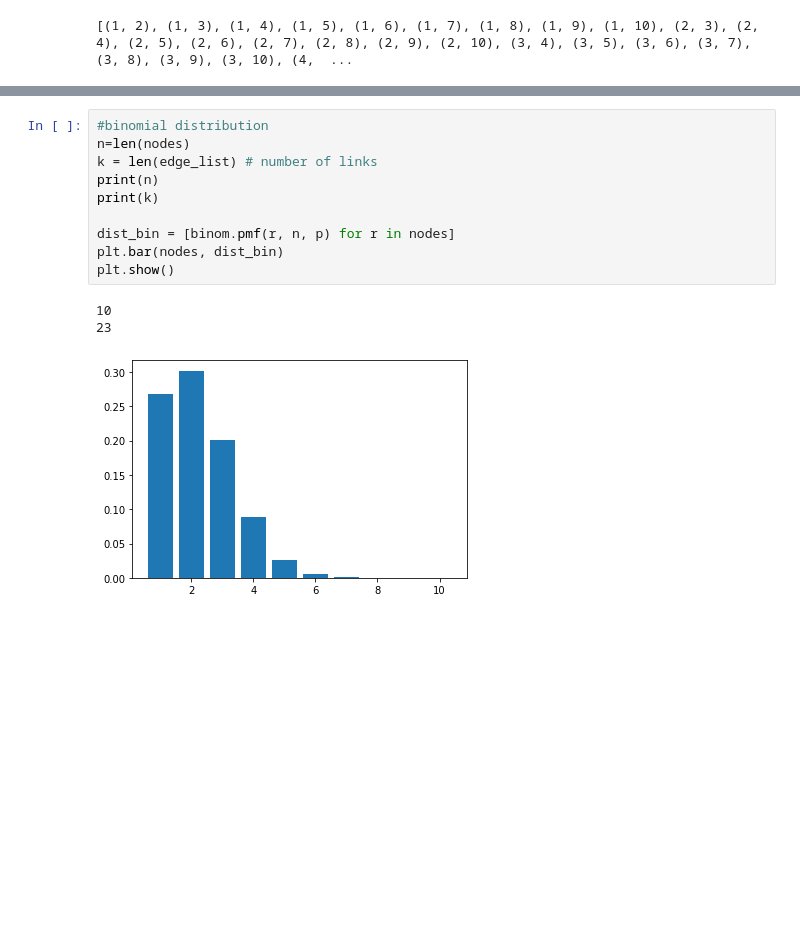
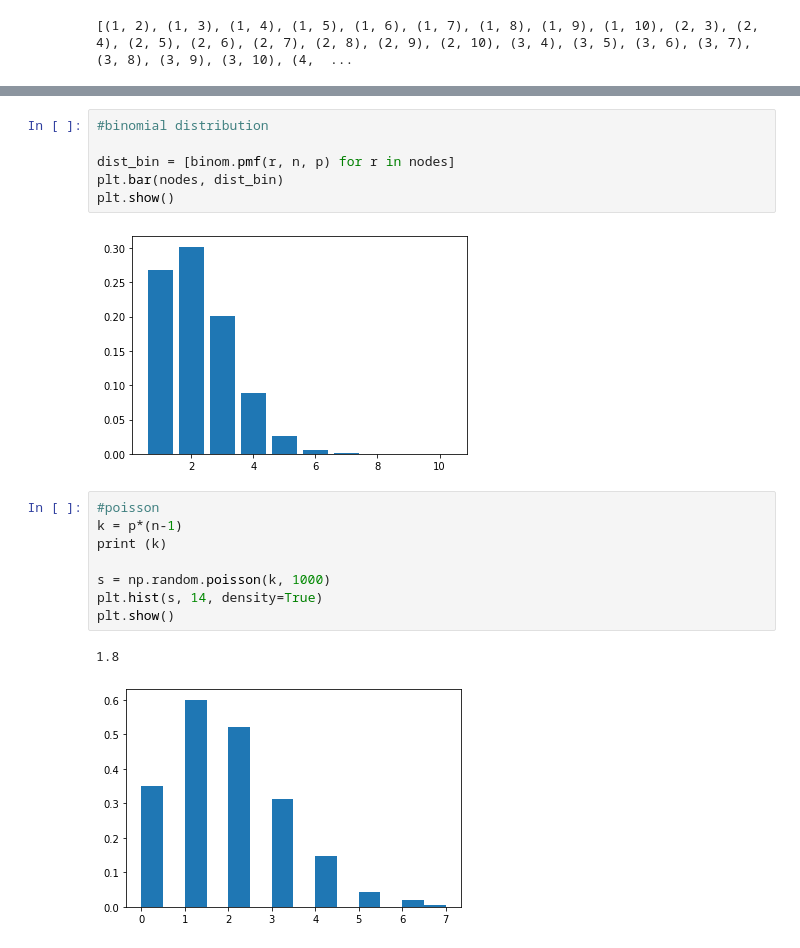
Before and after one commit to JuliaMatveeva217/complex-networks, a Jupyter notebook: new.ipynb, the cells around one changed output, grey strips where cells are left out. Cells and saved outputs as stored; diff of their text form; blank space fills up the shorter version.

```diff
--- a/new.ipynb
+++ b/new.ipynb
@@ -67,14 +70,19 @@ OrderedDict([(1, 5), (2, 6), (3, 3), (4, 3), (5, 4), (6, 5), (7, 4), (8, 4), (9,
 # %%
 #binomial distribution
-n=len(nodes)
-k = len(edge_list) # number of links
-print(n)
-print(k)
 
 dist_bin = [binom.pmf(r, n, p) for r in nodes]
 plt.bar(nodes, dist_bin)
 plt.show()
 # %% [output]
-10
-23
 [figure]
+# %%
+#poisson
+k = p*(n-1)
+print (k)
+
+s = np.random.poisson(k, 1000)
+plt.hist(s, 14, density=True)
+plt.show()
+# %% [output]
+1.8
+[figure, added]
```
Also changed, not shown: parts of 4 cells of this notebook.
